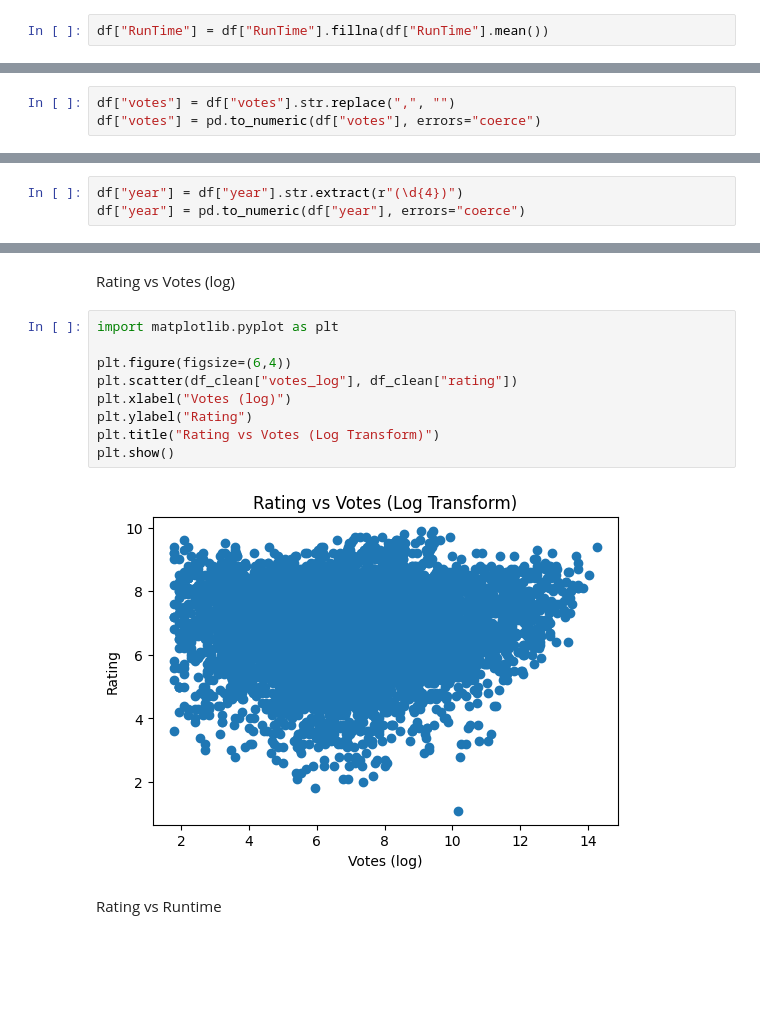
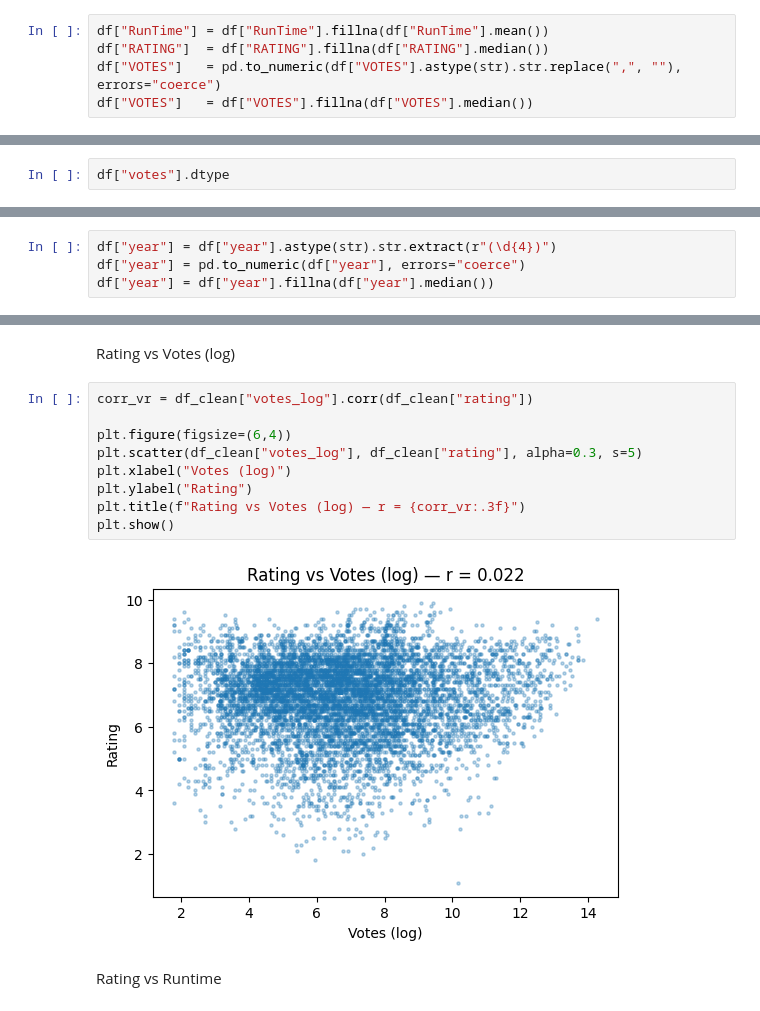
Before and after one commit to SimonCastroV/INFORME1_APREN_AUT, a Jupyter notebook: main.ipynb, the cells around one changed output, grey strips where cells are left out. Drawn from its saved outputs; the diff is of its cells as text; blank space fills up the shorter version.

```diff
--- a/main.ipynb
+++ b/main.ipynb
@@ -109,5 +106,8 @@ Luego vamos a rellenar valores, primero con los numericos los vamos a rellenar c
 # %%
 df["RunTime"] = df["RunTime"].fillna(df["RunTime"].mean())
+df["RATING"]  = df["RATING"].fillna(df["RATING"].median())
+df["VOTES"]   = pd.to_numeric(df["VOTES"].astype(str).str.replace(",", ""), errors="coerce")
+df["VOTES"]   = df["VOTES"].fillna(df["VOTES"].median())
 # %% [markdown]
 Luego los categoricos con "Uknown"
 # %%
@@ -224,3 +224,2 @@ Inconsistencias detectadas
 # %%
-df["votes"] = df["votes"].str.replace(",", "")
-df["votes"] = pd.to_numeric(df["votes"], errors="coerce")
+df["votes"].dtype
@@ -246,8 +243,9 @@ df["year"].unique()[:20]
     '(2014– )', '(2013–2020)',    '(2015– )', '(2005–2020)', '(2013–2022)']
 Length: 20, dtype: str
 # %%
-df["year"] = df["year"].str.extract(r"(\d{4})")
+df["year"] = df["year"].astype(str).str.extract(r"(\d{4})")
 df["year"] = pd.to_numeric(df["year"], errors="coerce")
+df["year"] = df["year"].fillna(df["year"].median())
 # %%
 df.info()
 # %% [output]
@@ -556,16 +585,16 @@ La variable votes presentó una fuerte asimetría positiva debido a la presencia
 # %% [markdown]
 Rating vs Votes (log)
 # %%
-import matplotlib.pyplot as plt
+corr_vr = df_clean["votes_log"].corr(df_clean["rating"])
 
 plt.figure(figsize=(6,4))
-plt.scatter(df_clean["votes_log"], df_clean["rating"])
+plt.scatter(df_clean["votes_log"], df_clean["rating"], alpha=0.3, s=5)
 plt.xlabel("Votes (log)")
 plt.ylabel("Rating")
-plt.title("Rating vs Votes (Log Transform)")
+plt.title(f"Rating vs Votes (log) — r = {corr_vr:.3f}")
 plt.show()
 # %% [output]
-[figure, old version]
+[figure, new version]
 # %% [markdown]
 Rating vs Runtime
 # %%
```
Also changed, not shown: parts of 106 cells of this notebook.
